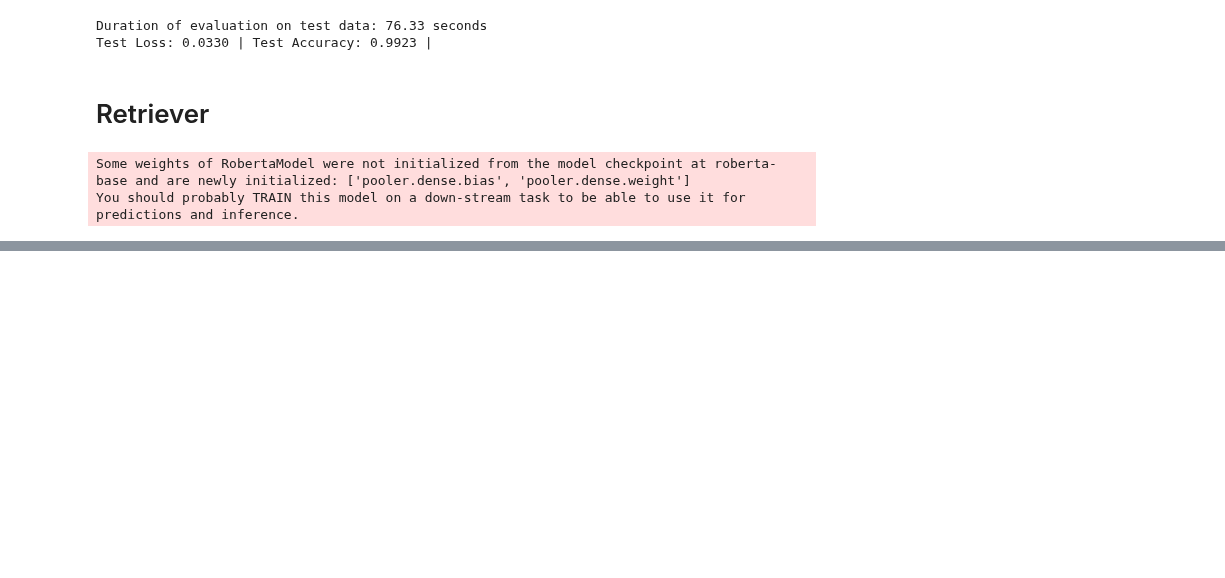
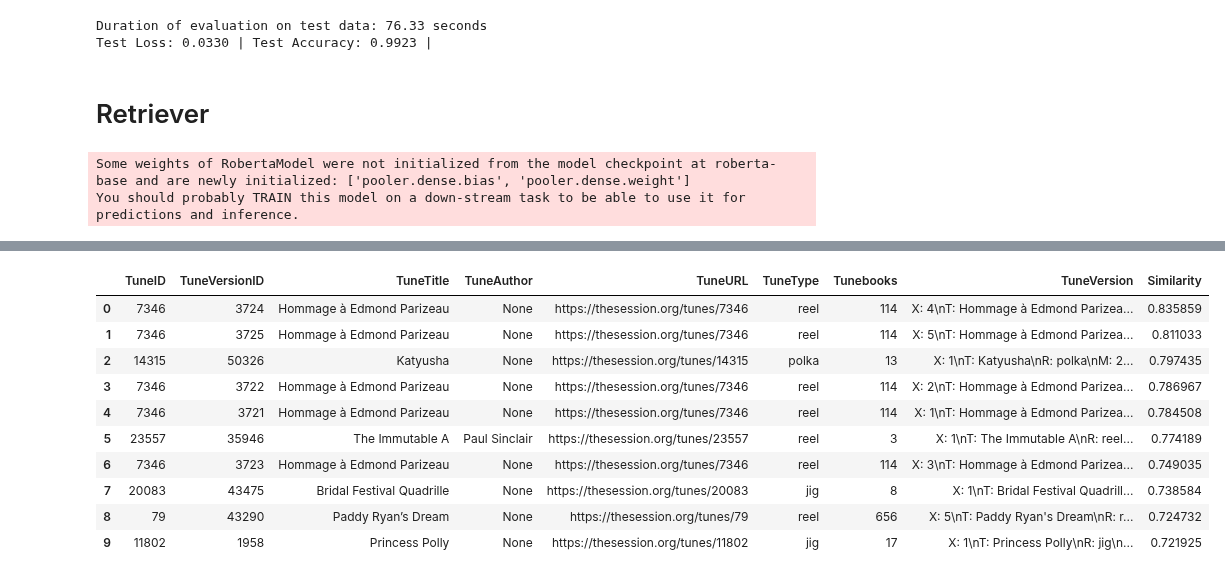
Before and after one commit to maxbhardy/thesession, a Jupyter notebook: test_midi.ipynb, the cells around one changed output, grey strips where cells are left out. Cells and saved outputs as stored; diff of their text form; code cells hidden in the pictures; blank space fills up the shorter version.

```diff
--- a/test_midi.ipynb
+++ b/test_midi.ipynb
@@ -456,0 +445,14 @@ retriever("test/LS_30009.MP3", limit=20, duration=60)
+# %%
+retriever("test/hommage_edmond_parizeau.mp3", limit=10, duration=60, skip_start=5)
+# %% [output]
+|  | TuneID | TuneVersionID | TuneTitle | TuneAuthor | TuneURL | TuneType | Tunebooks | TuneVersion | Similarity |
+| 0 | 7346 | 3724 | Hommage à Edmond Parizeau | None | https://thesession.org/tunes/7346 | reel | 114 | X: 4\nT: Hommage à Edmond Parizea... | 0.835859 |
+| 1 | 7346 | 3725 | Hommage à Edmond Parizeau | None | https://thesession.org/tunes/7346 | reel | 114 | X: 5\nT: Hommage à Edmond Parizea... | 0.811033 |
+| 2 | 14315 | 50326 | Katyusha | None | https://thesession.org/tunes/14315 | polka | 13 | X: 1\nT: Katyusha\nR: polka\nM: 2... | 0.797435 |
+| 3 | 7346 | 3722 | Hommage à Edmond Parizeau | None | https://thesession.org/tunes/7346 | reel | 114 | X: 2\nT: Hommage à Edmond Parizea... | 0.786967 |
+| 4 | 7346 | 3721 | Hommage à Edmond Parizeau | None | https://thesession.org/tunes/7346 | reel | 114 | X: 1\nT: Hommage à Edmond Parizea... | 0.784508 |
+| 5 | 23557 | 35946 | The Immutable A | Paul Sinclair | https://thesession.org/tunes/23557 | reel | 3 | X: 1\nT: The Immutable A\nR: reel... | 0.774189 |
+| 6 | 7346 | 3723 | Hommage à Edmond Parizeau | None | https://thesession.org/tunes/7346 | reel | 114 | X: 3\nT: Hommage à Edmond Parizea... | 0.749035 |
+| 7 | 20083 | 43475 | Bridal Festival Quadrille | None | https://thesession.org/tunes/20083 | jig | 8 | X: 1\nT: Bridal Festival Quadrill... | 0.738584 |
+| 8 | 79 | 43290 | Paddy Ryan’s Dream | None | https://thesession.org/tunes/79 | reel | 656 | X: 5\nT: Paddy Ryan's Dream\nR: r... | 0.724732 |
+| 9 | 11802 | 1958 | Princess Polly | None | https://thesession.org/tunes/11802 | jig | 17 | X: 1\nT: Princess Polly\nR: jig\n... | 0.721925 |
```
Also changed, not shown: parts of 15 cells of this notebook, 1 other file.
